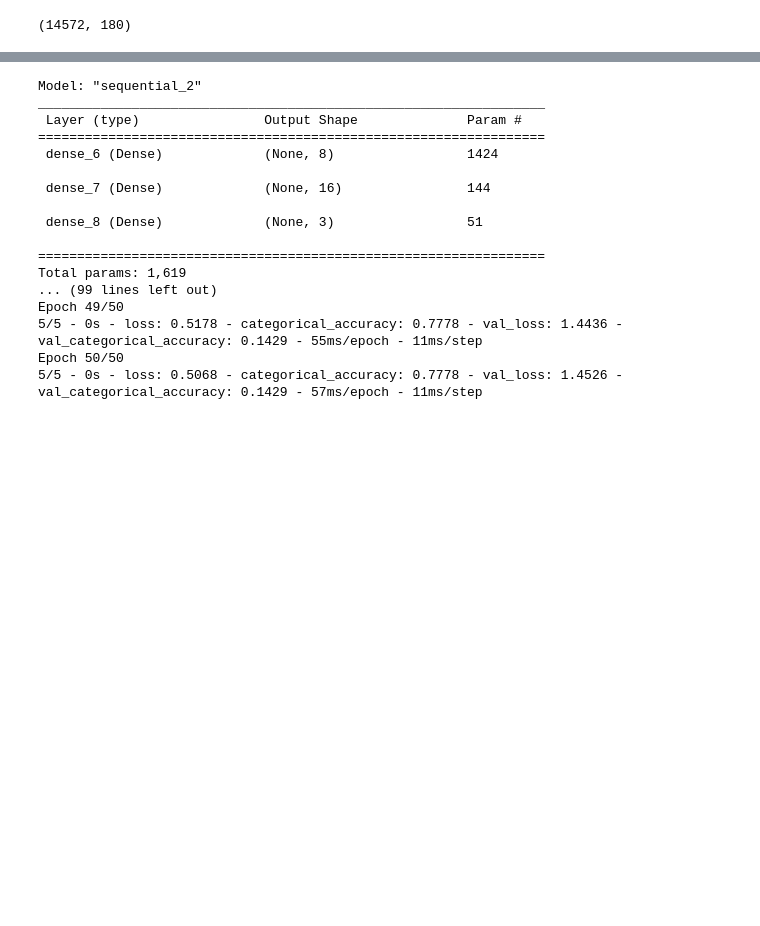
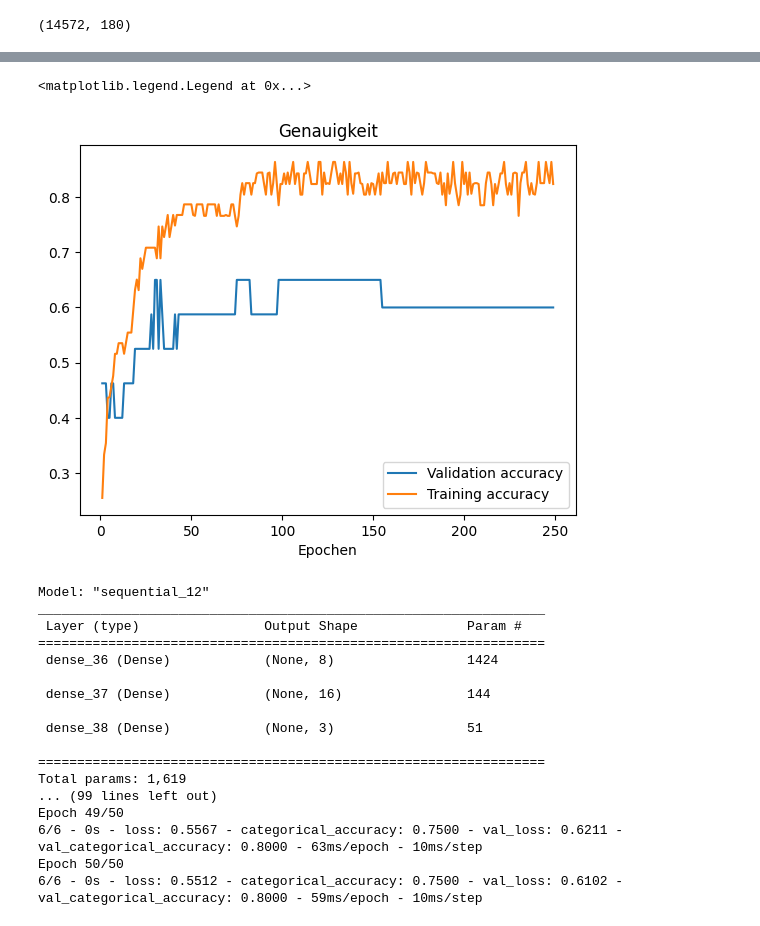
Before and after one commit to erkangrn/Bachelorarbeit, a Jupyter notebook: Code/Working/BSC_AI_Modell.ipynb, the cells around one changed output, grey strips where cells are left out. Cells and saved outputs as stored; diff of their text form; code cells hidden in the pictures; blank space fills up the shorter version.

```diff
--- a/Code/Working/BSC_AI_Modell.ipynb
+++ b/Code/Working/BSC_AI_Modell.ipynb
@@ -102,3 +197,12 @@ trainYStatement = drop_column(column_one_hot(df_training[['Text', 'Statement']],
+# %%
+plt.plot(range(1, len(avg_val_acc) + 1), avg_val_acc, label = 'Validation accuracy')
+plt.plot(range(1, len(avg_acc) + 1), avg_acc, label = 'Training accuracy')
+plt.title('Genauigkeit')
+plt.xlabel('Epochen')
+plt.legend()
+# %% [output]
+<matplotlib.legend.Legend at 0x...>
+[figure, added]
 # %%
 modelStatus = Sequential()
 modelStatus.add(Dense(8, input_shape=(trainX.shape[1],), activation='relu'))
@@ -113,7 +217,7 @@ historyStatus = modelStatus.fit(trainX, trainYStatus,
                     batch_size=2,
                     epochs=50,
                     verbose=2,
-                    validation_split=0.4)
+                    validation_split=0.25)
 
 #modelStatement = Sequential()
 #modelStatement.add(Dense(16, input_shape=(trainX.shape[1],), activation='relu'))
@@ -130,23 +234,23 @@ historyStatus = modelStatus.fit(trainX, trainYStatus,
 #                    verbose=2,
 #                    validation_split=0.4)
 # %% [output]
-Model: "sequential_2"
+Model: "sequential_12"
 _________________________________________________________________
  Layer (type)                Output Shape              Param #
 =================================================================
- dense_6 (Dense)             (None, 8)                 1424
+ dense_36 (Dense)            (None, 8)                 1424
 
- dense_7 (Dense)             (None, 16)                144
+ dense_37 (Dense)            (None, 16)                144
 
- dense_8 (Dense)             (None, 3)                 51
+ dense_38 (Dense)            (None, 3)                 51
 
 =================================================================
 Total params: 1,619
 ... (99 lines left out)
 Epoch 49/50
-5/5 - 0s - loss: 0.5178 - categorical_accuracy: 0.7778 - val_loss: 1.4436 - val_categorical_accuracy: 0.1429 - 55ms/epoch - 11ms/step
+6/6 - 0s - loss: 0.5567 - categorical_accuracy: 0.7500 - val_loss: 0.6211 - val_categorical_accuracy: 0.8000 - 63ms/epoch - 10ms/step
 Epoch 50/50
-5/5 - 0s - loss: 0.5068 - categorical_accuracy: 0.7778 - val_loss: 1.4526 - val_categorical_accuracy: 0.1429 - 57ms/epoch - 11ms/step
+6/6 - 0s - loss: 0.5512 - categorical_accuracy: 0.7500 - val_loss: 0.6102 - val_categorical_accuracy: 0.8000 - 59ms/epoch - 10ms/step
 # %%
 predictionStatus = modelStatus.predict(test)
 col = 0
```
Also changed, not shown: parts of 9 cells of this notebook, 8 other files.
